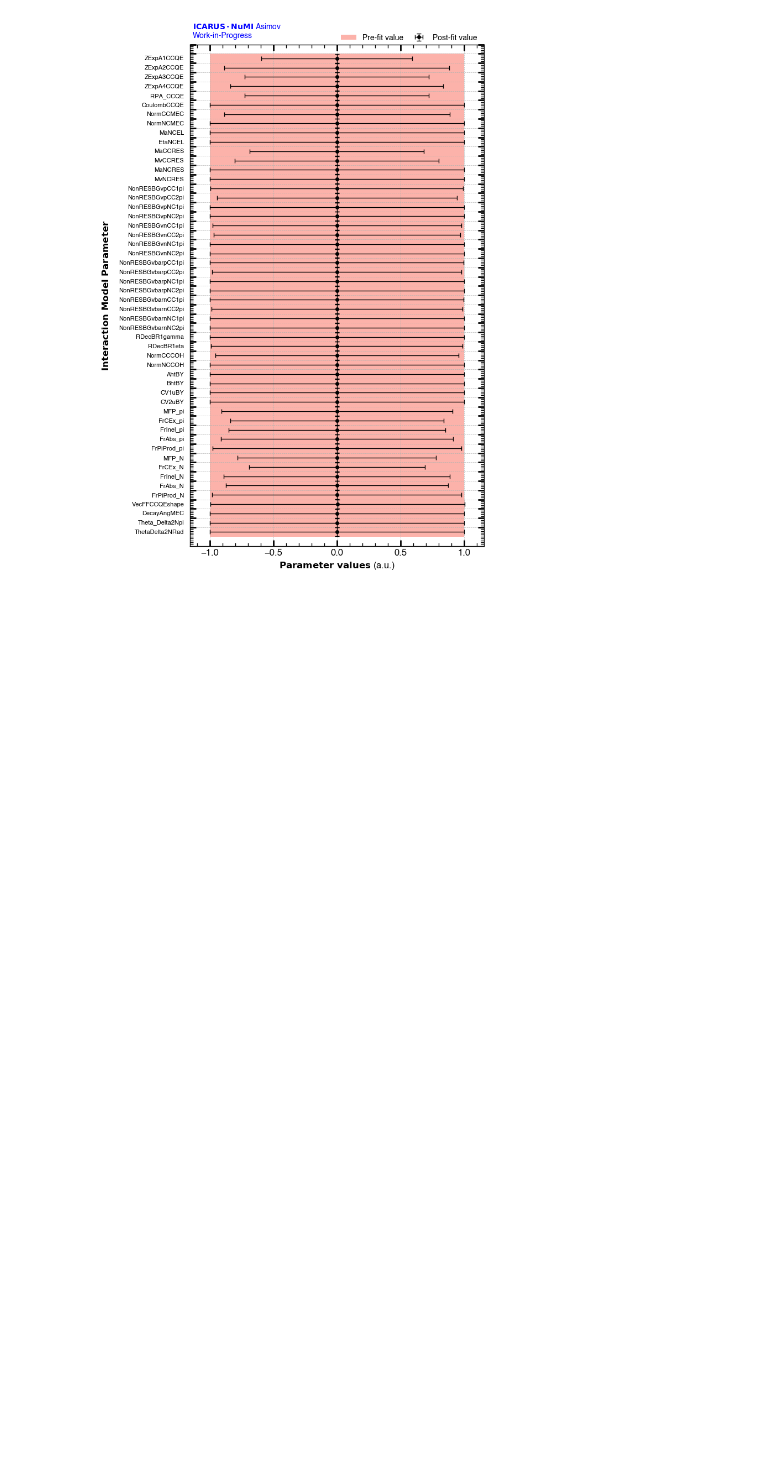
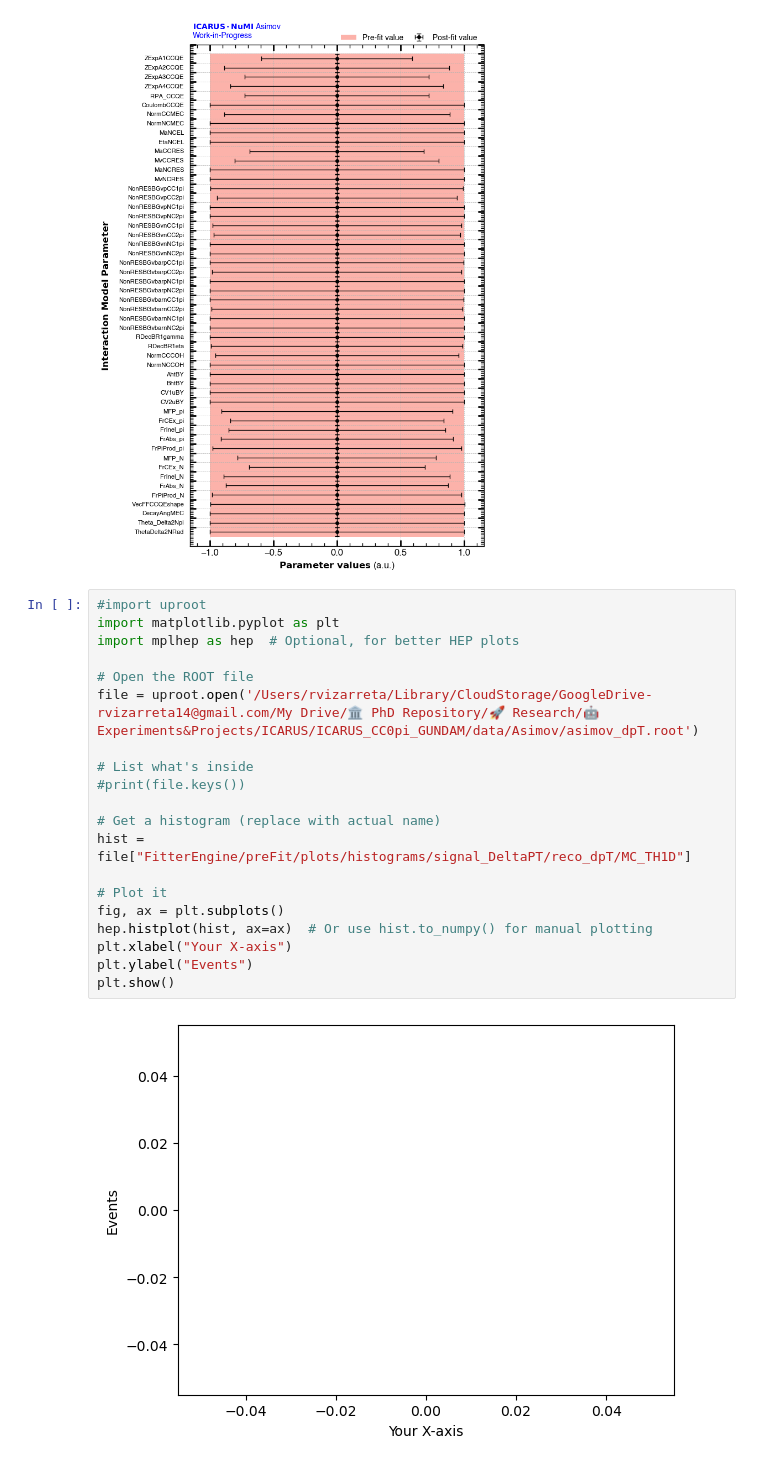
Before and after one commit to rvizarreta/gundam-icarus, a Jupyter notebook: Notebooks/Asimov_Studies.ipynb, the cells around one changed output. Saved outputs shown, nothing was run; the diff lists cells and outputs as text; blank space fills up the shorter version.

```diff
--- a/Notebooks/Asimov_Studies.ipynb
+++ b/Notebooks/Asimov_Studies.ipynb
@@ -169,3 +169,25 @@ fig, ax = plot_fit_constraints(
 Number of parameters: 52
 Plot saved to: Plots/Asimov_fit_constraints_dalphaT.png
 [figure]
+# %%
+#import uproot
+import matplotlib.pyplot as plt
+import mplhep as hep  # Optional, for better HEP plots
+
+# Open the ROOT file
+file = uproot.open('/Users/rvizarreta/Library/CloudStorage/GoogleDrive-rvizarreta14@gmail.com/My Drive/🏛 PhD Repository/🚀 Research/🤖 Experiments&Projects/ICARUS/ICARUS_CC0pi_GUNDAM/data/Asimov/asimov_dpT.root')
+
+# List what's inside
+#print(file.keys())
+
+# Get a histogram (replace with actual name)
+hist = file["FitterEngine/preFit/plots/histograms/signal_DeltaPT/reco_dpT/MC_TH1D"]
+
+# Plot it
+fig, ax = plt.subplots()
+hep.histplot(hist, ax=ax)  # Or use hist.to_numpy() for manual plotting
+plt.xlabel("Your X-axis")
+plt.ylabel("Events")
+plt.show()
+# %% [output]
+[figure, added]
```
Also changed, not shown: parts of 1 cell of this notebook, 1 other file.
